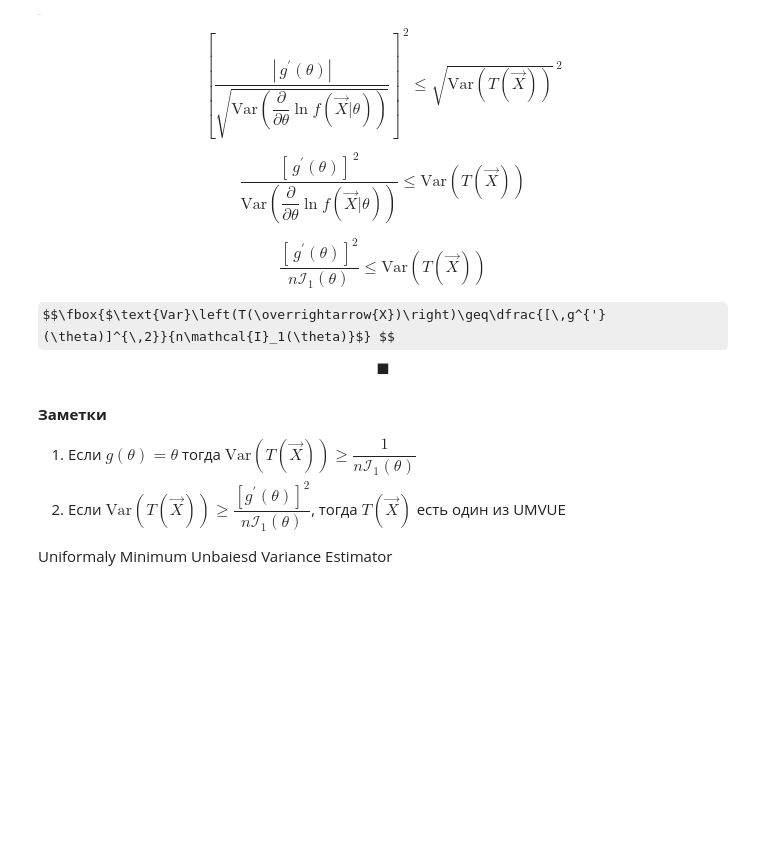
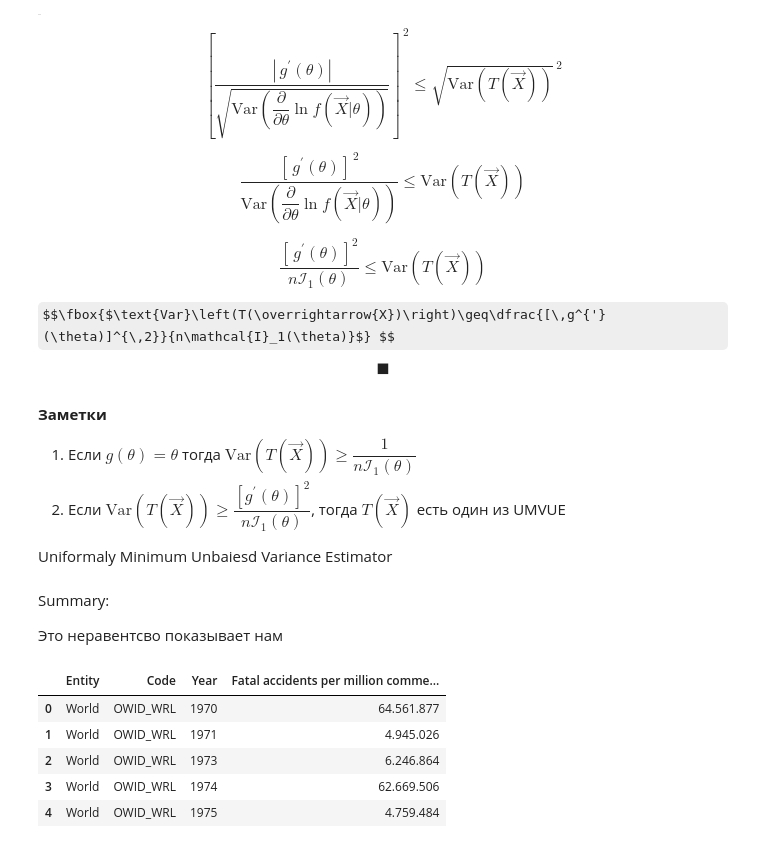
Before and after one commit to shmalex/learning-math, a Jupyter notebook: notebooks/statistics/101_cramer_rao_lower_bound_inequality.ipynb, the cells around one changed output. Saved outputs shown, nothing was run; the diff lists cells and outputs as text; code cells hidden in the pictures; some formulas as TeX source; blank space fills up the shorter version.

```diff
--- a/notebooks/statistics/101_cramer_rao_lower_bound_inequality.ipynb
+++ b/notebooks/statistics/101_cramer_rao_lower_bound_inequality.ipynb
@@ -101,3 +102,7 @@ $$\blacksquare $$
 2. Если $\text{Var}(T(\overrightarrow{X}))\geq\dfrac{[g^{'}(\theta)]^2}{n\mathcal{I}_1(\theta)}$, тогда $T(\overrightarrow{X})$ есть один из UMVUE
 
 Uniformaly Minimum Unbaiesd Variance Estimator
+# %% [markdown]
+Summary:
+
+Это неравентсво показывает нам
@@ -103,0 +112,10 @@ Uniformaly Minimum Unbaiesd Variance Estimator
+# %%
+df = pd.read_csv('../data/airliner-accidents.csv')
+df.head()
+# %% [output]
+|  | Entity | Code | Year | Fatal accidents per million comme... |
+| 0 | World | OWID_WRL | 1970 | 64.561.877 |
+| 1 | World | OWID_WRL | 1971 | 4.945.026 |
+| 2 | World | OWID_WRL | 1973 | 6.246.864 |
+| 3 | World | OWID_WRL | 1974 | 62.669.506 |
+| 4 | World | OWID_WRL | 1975 | 4.759.484 |
```
Also changed, not shown: parts of 6 cells of this notebook, 33 other files.
